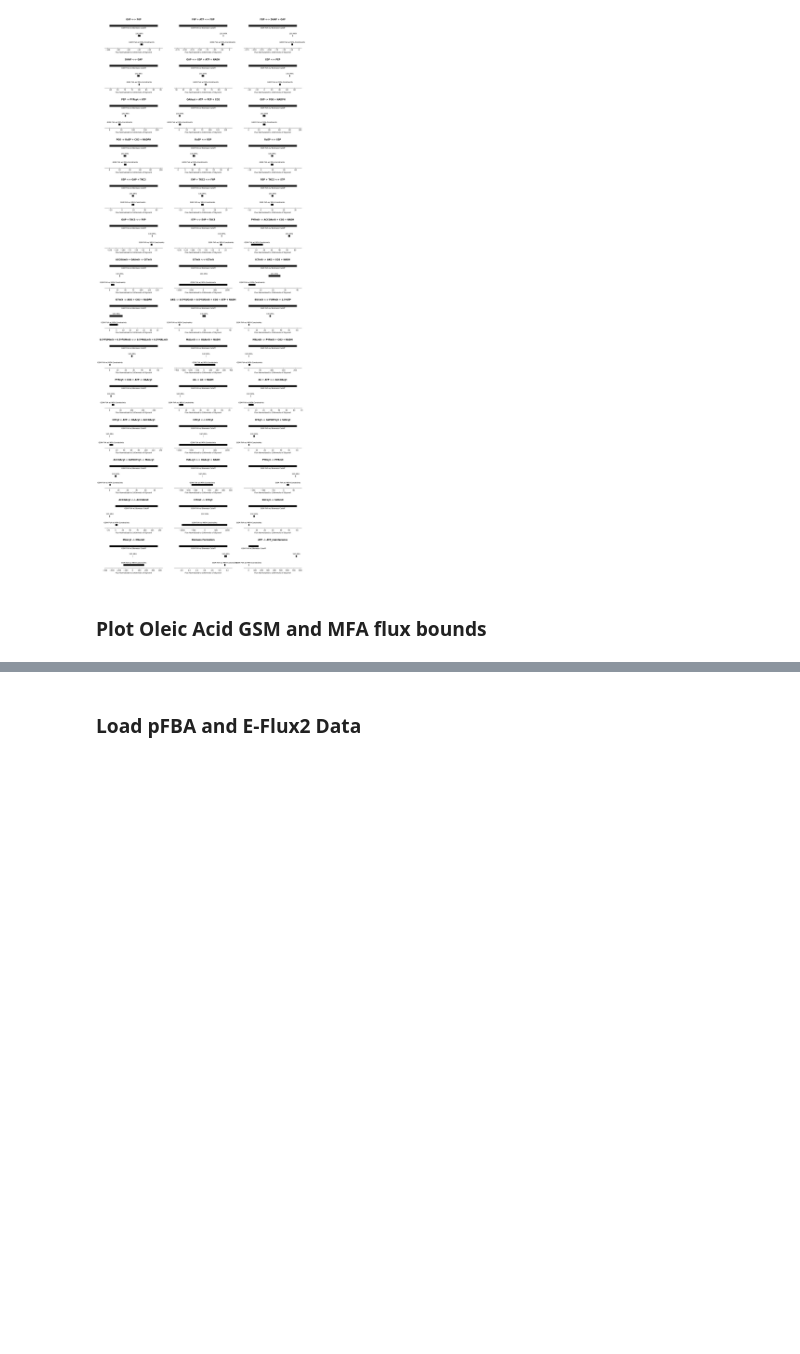
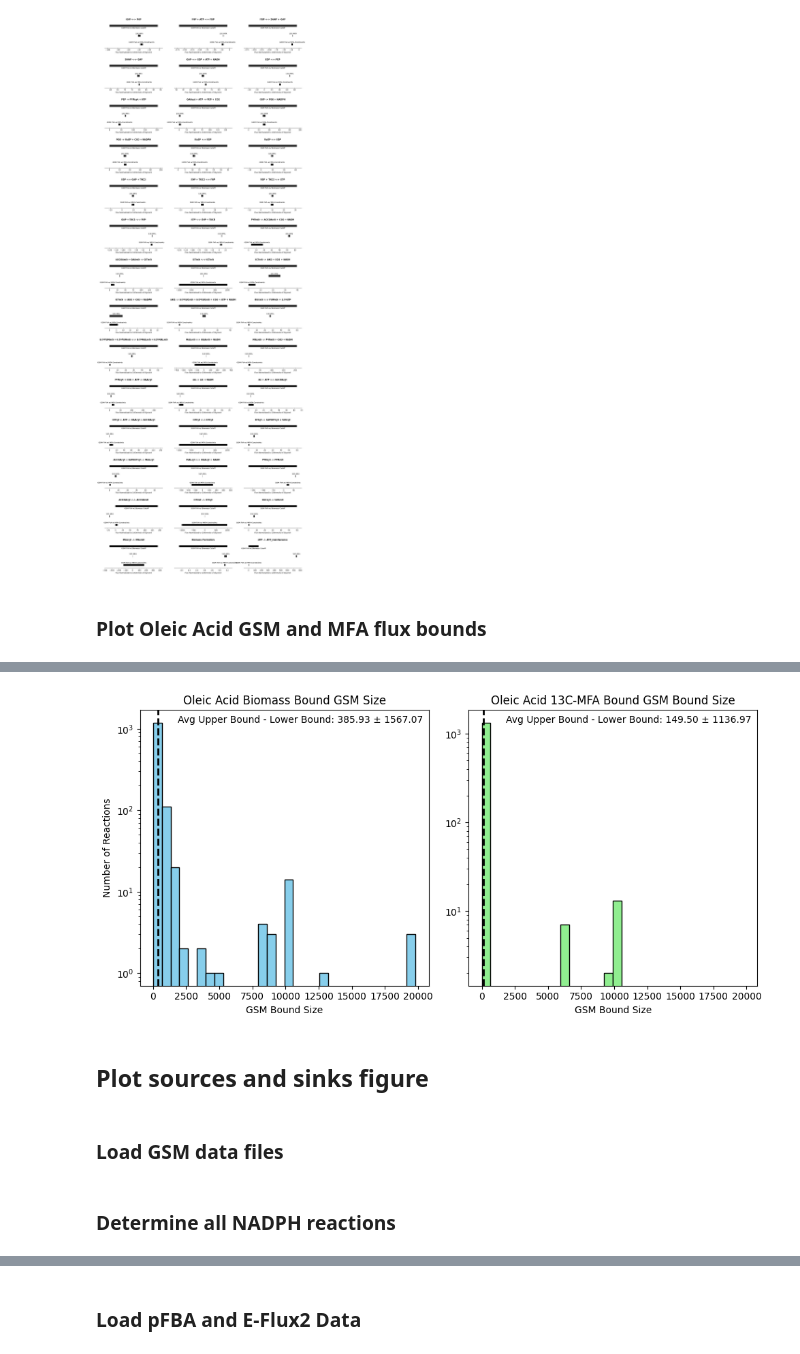
Before and after one commit to garrettroell/yarrrowia_eflux2, a Jupyter notebook: notebooks/D_gsm_sources_and_sinks.ipynb, the cells around one changed output, grey strips where cells are left out. Drawn from its saved outputs; the diff is of its cells as text; code cells hidden in the pictures; blank space fills up the shorter version.

```diff
--- a/notebooks/D_gsm_sources_and_sinks.ipynb
+++ b/notebooks/D_gsm_sources_and_sinks.ipynb
@@ -231,0 +160,8 @@ plot_rxn_gsm_bounds_grid(central_rxn_df=central_rxn_df, substrate='Oleic Acid')
+# %%
+create_side_by_side_histograms(oleic_acid_biomass_bound_sizes, oleic_acid_mfa_bound_sizes , 'Oleic Acid Biomass Bound GSM Size', 'Oleic Acid 13C-MFA Bound GSM Bound Size')
+# %% [output]
+[figure, added]
+# %% [markdown]
+## Plot sources and sinks figure
+# %% [markdown]
+### Load GSM data files
@@ -231,0 +175,2 @@ plot_rxn_gsm_bounds_grid(central_rxn_df=central_rxn_df, substrate='Oleic Acid')
+# %% [markdown]
+### Determine all NADPH reactions
```
Also changed, not shown: parts of 13 cells of this notebook, 20 other files.
